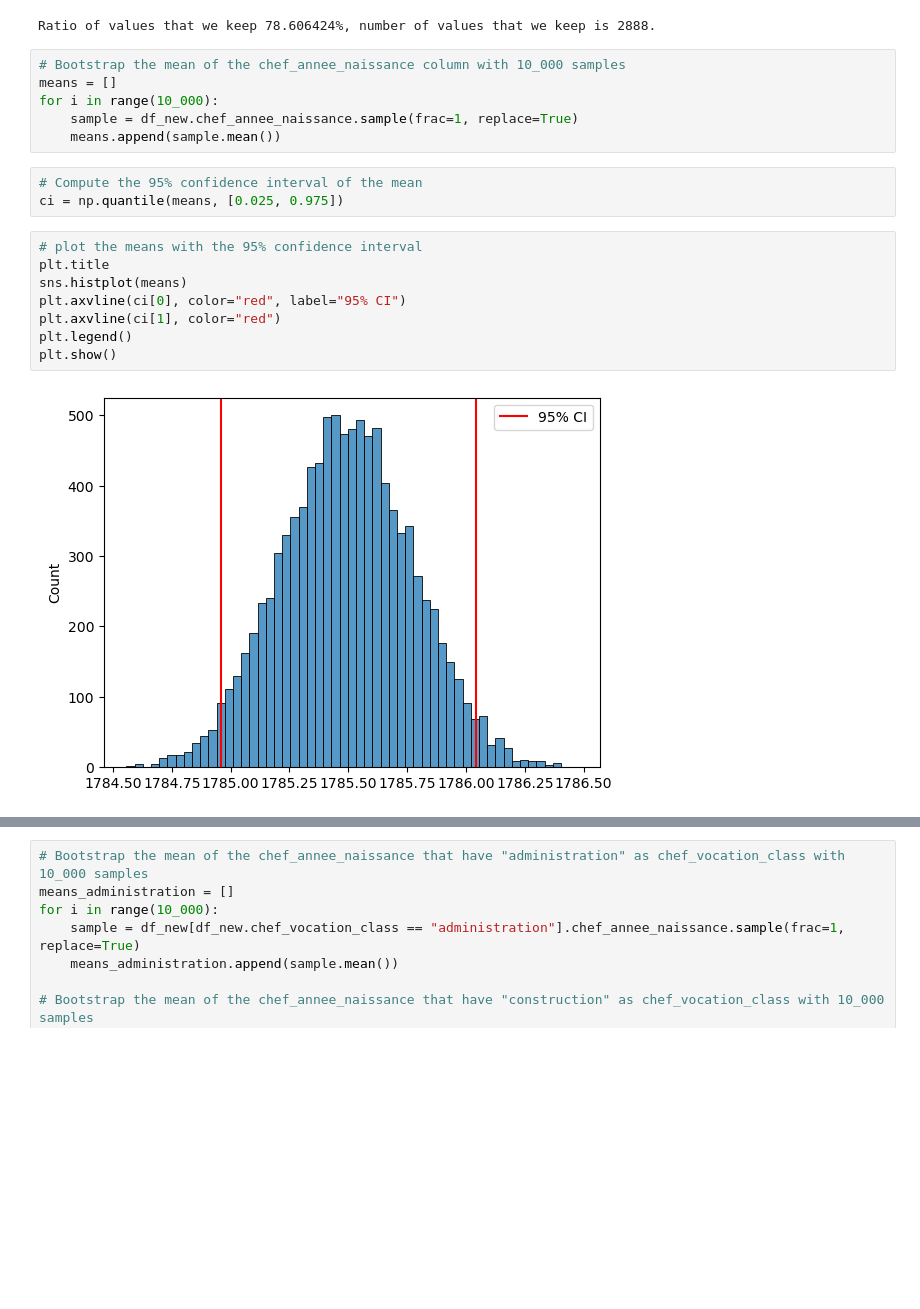
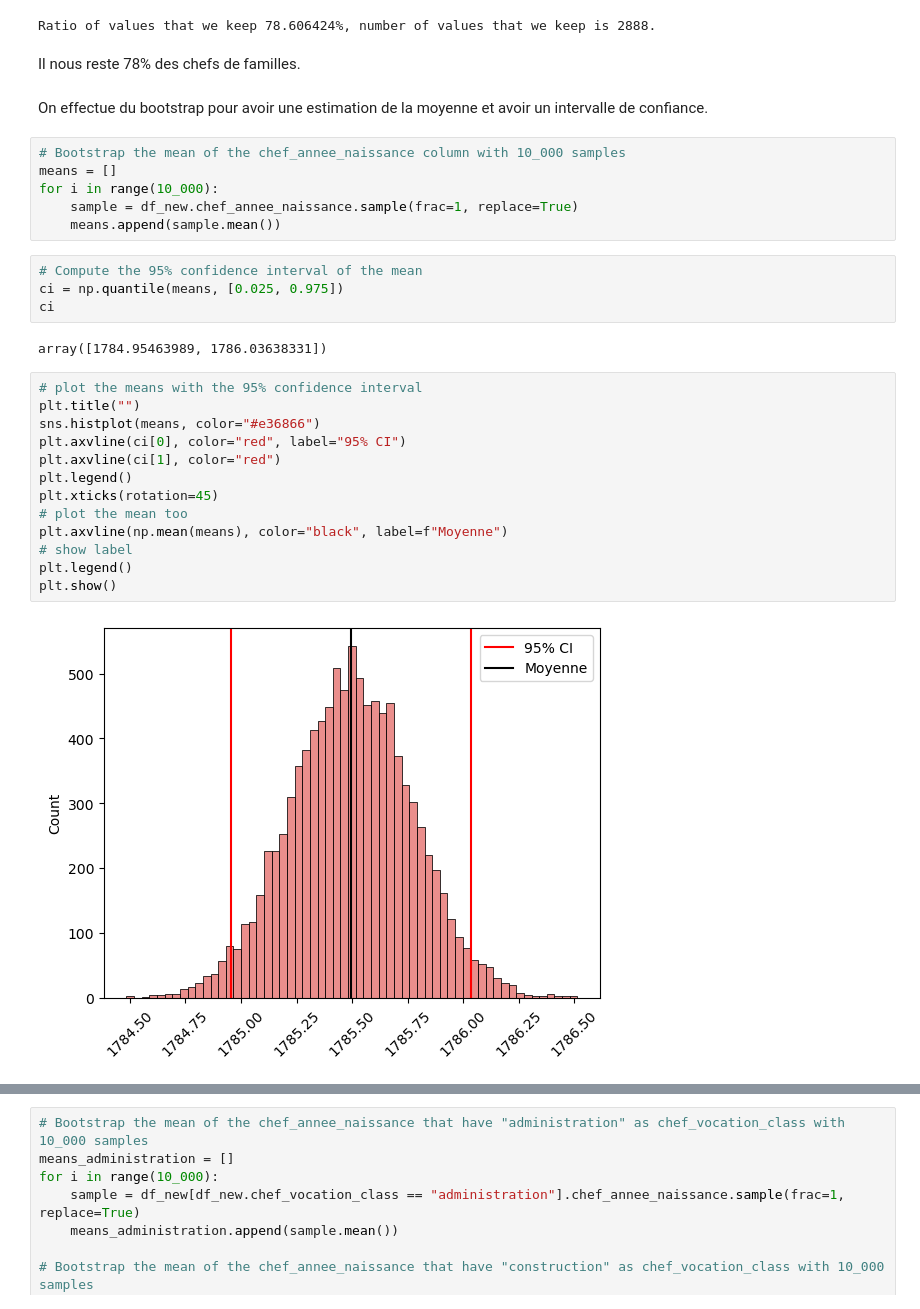
Before and after one commit to ozan-guven/HUM-450-Project, a Jupyter notebook: rec_1832.ipynb, the cells around one changed output, grey strips where cells are left out. Drawn from its saved outputs; the diff is of its cells as text; blank space fills up the shorter version.

```diff
--- a/rec_1832.ipynb
+++ b/rec_1832.ipynb
@@ -212,6 +253,10 @@ df_new = df_new[(df_new.chef_annee_naissance < 1832) & (df_new.chef_annee_naissa
 print(f"Ratio of values that we keep {df_new.shape[0] / df.shape[0]:%}, number of values that we keep is {df_new.shape[0]}.")
 # %% [output]
 Ratio of values that we keep 78.606424%, number of values that we keep is 2888.
+# %% [markdown]
+Il nous reste 78% des chefs de familles.
+# %% [markdown]
+On effectue du bootstrap pour avoir une estimation de la moyenne et avoir un intervalle de confiance.
 # %%
 # Bootstrap the mean of the chef_annee_naissance column with 10_000 samples
 means = []
@@ -221,13 +266,21 @@ for i in range(10_000):
 # %%
 # Compute the 95% confidence interval of the mean
 ci = np.quantile(means, [0.025, 0.975])
+ci
+# %% [output]
+array([1784.95463989, 1786.03638331])
 # %%
 # plot the means with the 95% confidence interval
-plt.title
-sns.histplot(means)
+plt.title("")
+sns.histplot(means, color="#e36866")
 plt.axvline(ci[0], color="red", label="95% CI")
 plt.axvline(ci[1], color="red")
 plt.legend()
+plt.xticks(rotation=45)
+# plot the mean too
+plt.axvline(np.mean(means), color="black", label=f"Moyenne")
+# show label
+plt.legend()
 plt.show()
 # %% [output]
-[figure, old version]
+[figure, new version]
```
Also changed, not shown: parts of 18 cells of this notebook.
